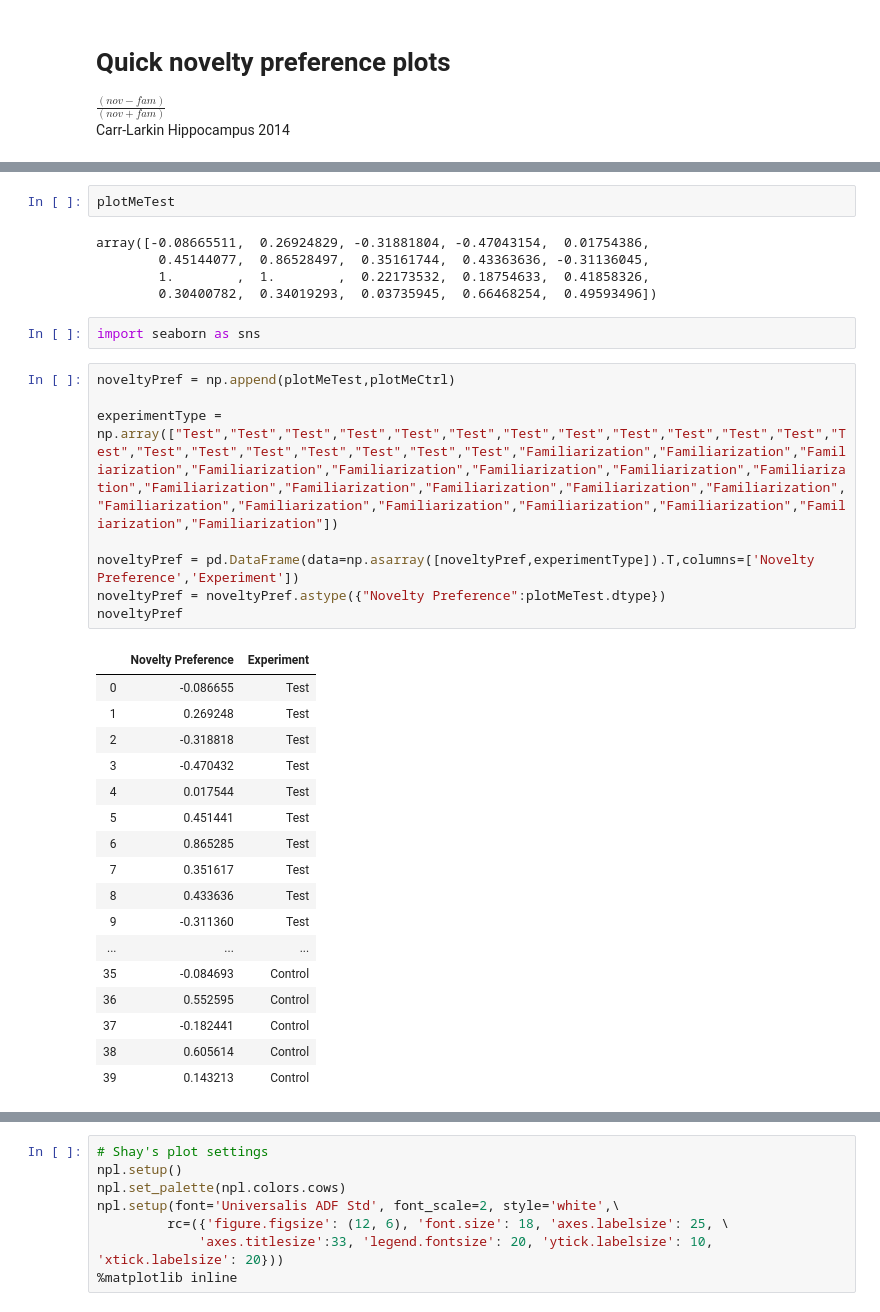
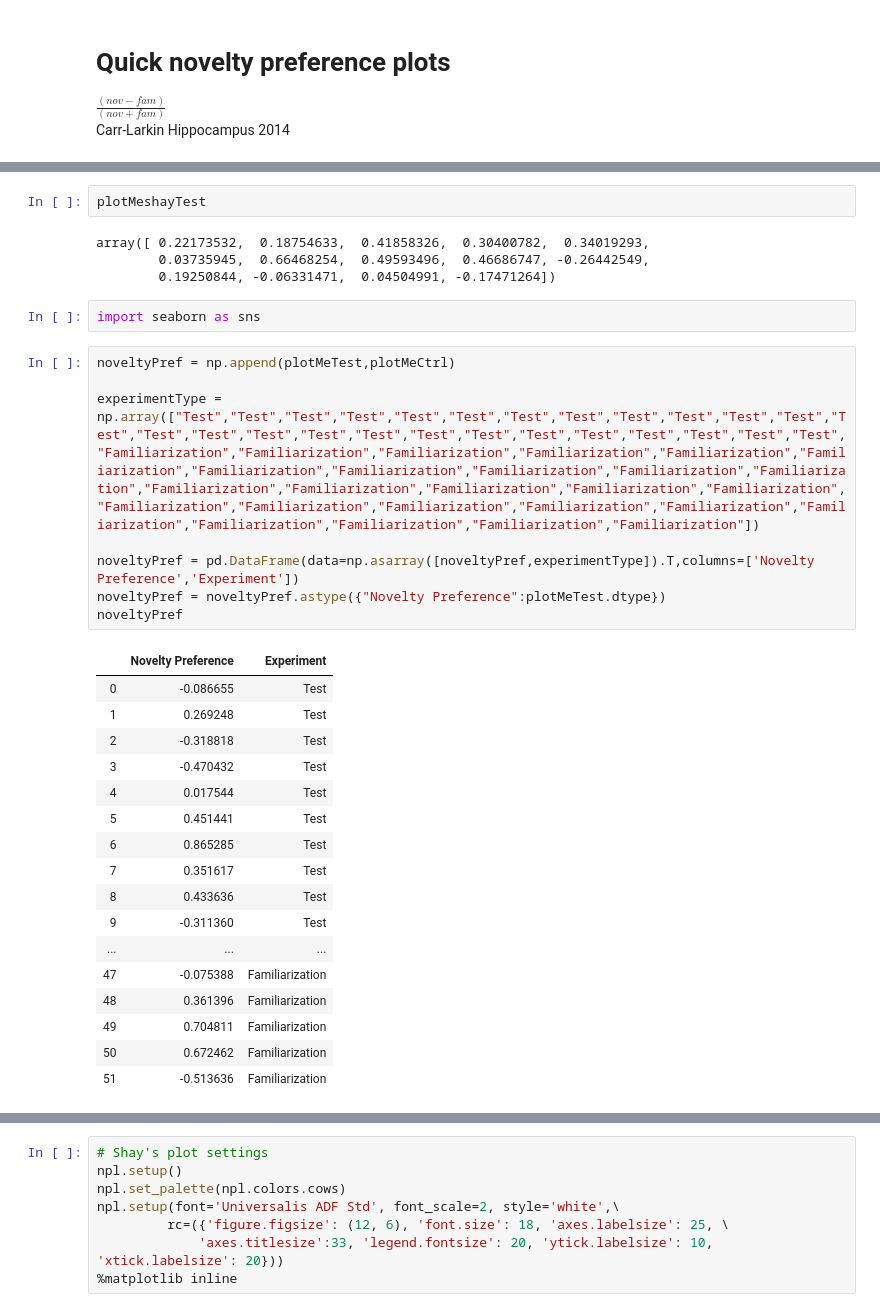
Before and after one commit to jimzhang629/Rat-Head-Direction, a Jupyter notebook: FastDiscriminationVisualization-NonImplantedControl.ipynb, the cells around one changed output, grey strips where cells are left out. Drawn from its saved outputs; the diff is of its cells as text.

```diff
--- a/FastDiscriminationVisualization-NonImplantedControl.ipynb
+++ b/FastDiscriminationVisualization-NonImplantedControl.ipynb
@@ -537,35 +701,34 @@ plotMeTest = (novTest-famTest)/(famTest+novTest)
-# %%
-plotMeTest
-# %% [output]
-array([-0.08665511,  0.26924829, -0.31881804, -0.47043154,  0.01754386,
-        0.45144077,  0.86528497,  0.35161744,  0.43363636, -0.31136045,
-        1.        ,  1.        ,  0.22173532,  0.18754633,  0.41858326,
-        0.30400782,  0.34019293,  0.03735945,  0.66468254,  0.49593496])
+# %%
+plotMeshayTest
+# %% [output]
+array([ 0.22173532,  0.18754633,  0.41858326,  0.30400782,  0.34019293,
+        0.03735945,  0.66468254,  0.49593496,  0.46686747, -0.26442549,
+        0.19250844, -0.06331471,  0.04504991, -0.17471264])
 # %%
 import seaborn as sns
 # %%
 noveltyPref = np.append(plotMeTest,plotMeCtrl)
 
-experimentType = np.array(["Test","Test","Test","Test","Test","Test","Test","Test","Test","Test","Test","Test","Test","Test","Test","Test","Test","Test","Test","Test","Familiarization","Familiarization","Familiarization","Familiarization","Familiarization","Familiarization","Familiarization","Familiarization","Familiarization","Familiarization","Familiarization","Familiarization","Familiarization","Familiarization","Familiarization","Familiarization","Familiarization","Familiarization","Familiarization","Familiarization"])
+experimentType = np.array(["Test","Test","Test","Test","Test","Test","Test","Test","Test","Test","Test","Test","Test","Test","Test","Test","Test","Test","Test","Test","Test","Test","Test","Test","Test","Test","Familiarization","Familiarization","Familiarization","Familiarization","Familiarization","Familiarization","Familiarization","Familiarization","Familiarization","Familiarization","Familiarization","Familiarization","Familiarization","Familiarization","Familiarization","Familiarization","Familiarization","Familiarization","Familiarization","Familiarization","Familiarization","Familiarization","Familiarization","Familiarization","Familiarization","Familiarization"])
 
 noveltyPref = pd.DataFrame(data=np.asarray([noveltyPref,experimentType]).T,columns=['Novelty Preference','Experiment'])
 noveltyPref = noveltyPref.astype({"Novelty Preference":plotMeTest.dtype})
 noveltyPref
 # %% [output]
 |  | Novelty Preference | Experiment |
 | 0 | -0.086655 | Test |
 | 1 | 0.269248 | Test |
 | 2 | -0.318818 | Test |
 | 3 | -0.470432 | Test |
 | 4 | 0.017544 | Test |
 | 5 | 0.451441 | Test |
 | 6 | 0.865285 | Test |
 | 7 | 0.351617 | Test |
 | 8 | 0.433636 | Test |
 | 9 | -0.311360 | Test |
 | ... | ... | ... |
-| 35 | -0.084693 | Control |
-| 36 | 0.552595 | Control |
-| 37 | -0.182441 | Control |
-| 38 | 0.605614 | Control |
-| 39 | 0.143213 | Control |
+| 47 | -0.075388 | Familiarization |
+| 48 | 0.361396 | Familiarization |
+| 49 | 0.704811 | Familiarization |
+| 50 | 0.672462 | Familiarization |
+| 51 | -0.513636 | Familiarization |
```
Also changed, not shown: parts of 19 cells of this notebook, 1 other file.
